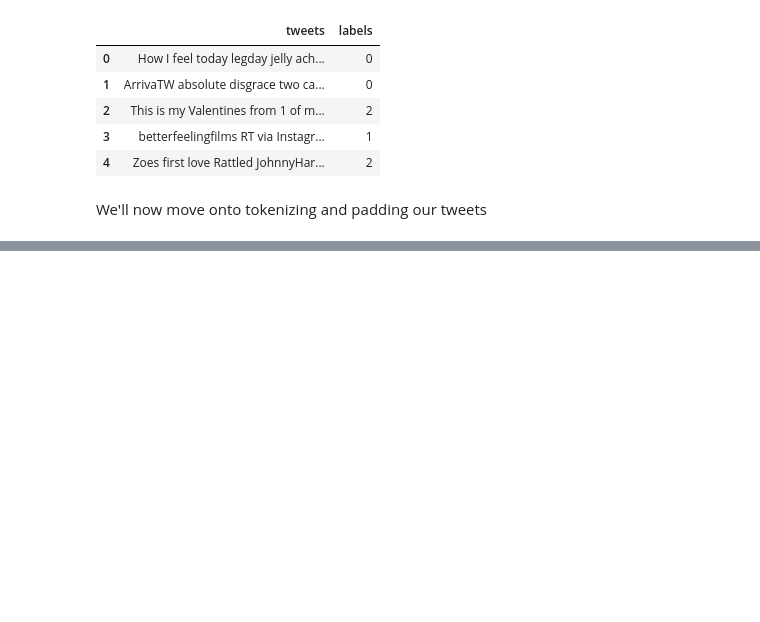
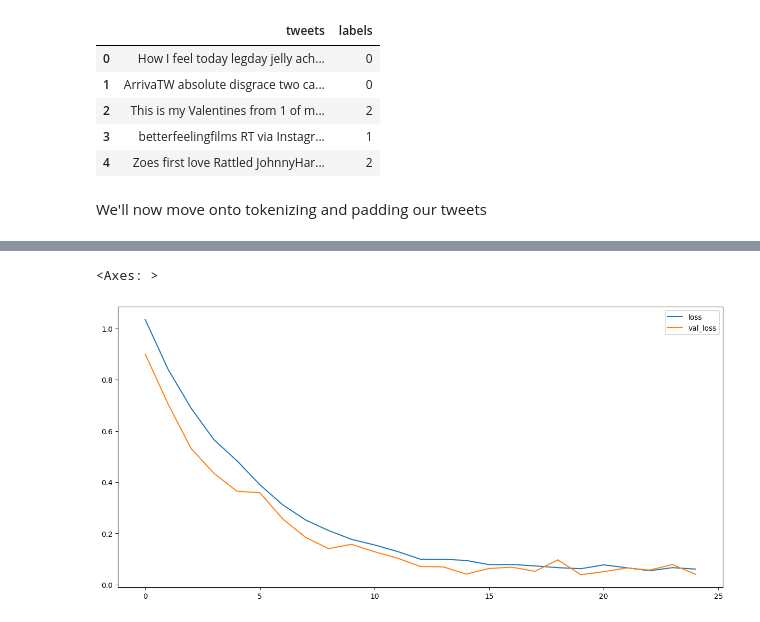
Before and after one commit to moeb15/Twitter-Sentiment-Analysis, a Jupyter notebook: EDA.ipynb, the cells around one changed output, grey strips where cells are left out. Drawn from its saved outputs; the diff is of its cells as text; code cells hidden in the pictures; blank space fills up the shorter version.

Commit message:
finished creating model

```diff
--- a/EDA.ipynb
+++ b/EDA.ipynb
@@ -129,0 +181,3 @@ num_seq = len(text_sequences)
+# %%
+E = build_embedding_matrix(text_sequences,word2idx,EMBEDDING_DIM,EMBEDDING_NP_FILE)
+E.shape
@@ -129,0 +188,15 @@ num_seq = len(text_sequences)
+# %%
+input_ = tf.keras.layers.Input(shape=len_seq)
+embed_layer = tf.keras.layers.Embedding(len(word2idx),
+                                        EMBEDDING_DIM,
+                                        input_length=len_seq,
+                                        weights = [E],
+                                        trainable=False)(input_)
+conv_layer1 = tf.keras.layers.Conv1D(filters=64,kernel_size=3,activation='relu')(embed_layer)
+pool_layer1 = tf.keras.layers.MaxPool1D()(conv_layer1)
+conv_layer2 = tf.keras.layers.Conv1D(filters=32,kernel_size=3,activation='relu')(pool_layer1)
+pool_layer2 = tf.keras.layers.MaxPool1D()(conv_layer2)
+flat_layer = tf.keras.layers.Flatten()(pool_layer2)
+out = tf.keras.layers.Dense(units=3,activation='softmax')(flat_layer)
+
+model = tf.keras.models.Model(inputs=input_,outputs=out)
@@ -129,0 +223,8 @@ num_seq = len(text_sequences)
+# %%
+model.compile(loss='categorical_crossentropy',optimizer='adam',
+              metrics=['accuracy'])
+
+es = tf.keras.callbacks.EarlyStopping(patience=5,restore_best_weights=True)
+# %%
+history = model.fit(train_dataset,validation_data=val_dataset,
+                    epochs=50,callbacks=[es])
@@ -129,0 +249,7 @@ num_seq = len(text_sequences)
+# %%
+history_df = pd.DataFrame(history.history)
+
+history_df[['loss','val_loss']].plot(figsize=(15,7))
+# %% [output]
+<Axes: >
+[figure, added]
```
Also changed, not shown: parts of 20 cells of this notebook, 1 other file.
